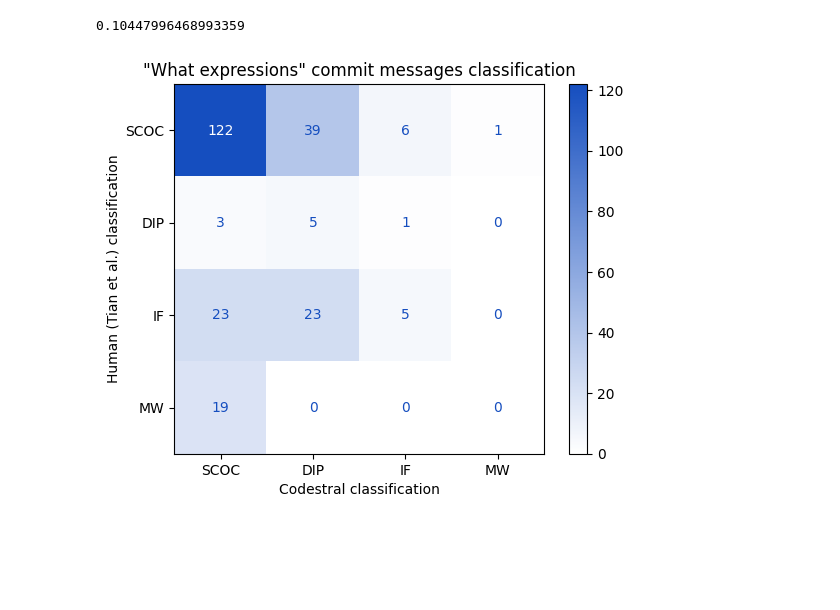
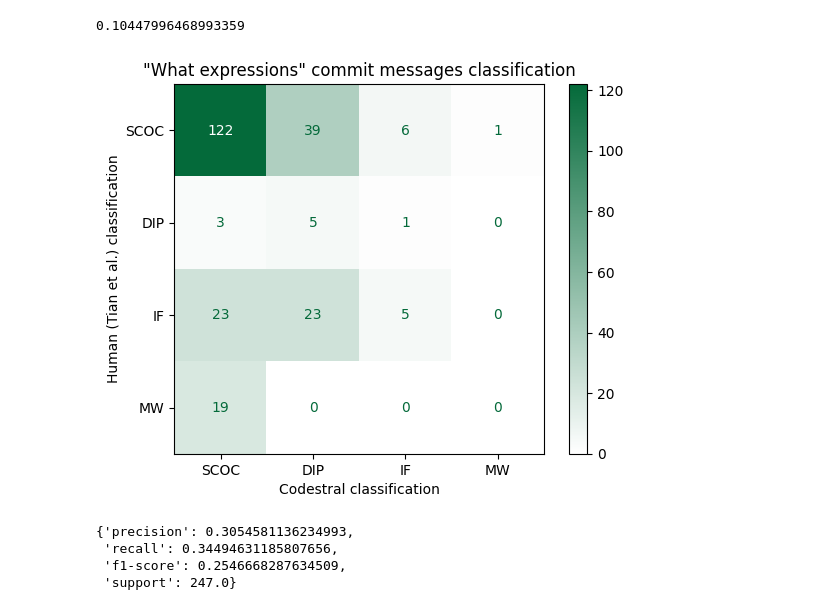
Before and after one commit to kevca87/should_llms_evaluate, a Jupyter notebook: results/what_expressions_classification.ipynb, the cells around one changed output. Drawn from its saved outputs; the diff is of its cells as text; code cells hidden in the pictures; blank space fills up the shorter version.

Commit message:
Add results of experiments (tables and figures)

```diff
--- a/results/what_expressions_classification.ipynb
+++ b/results/what_expressions_classification.ipynb
@@ -113,11 +116,21 @@ cohen_kappa_score(human_classification_why, codestral_predictions_why)
 cm = confusion_matrix(human_classification_why, codestral_predictions_why, labels=considered_values)
 # %%
 cm_display = ConfusionMatrixDisplay(confusion_matrix = cm, display_labels = ['SCOC', 'DIP', 'IF', 'MW'])
-cmap = matplotlib.colors.LinearSegmentedColormap.from_list("", ["white","#154EBF"])
+cmap = matplotlib.colors.LinearSegmentedColormap.from_list("", ["white","#046A3A"])
 cm_display.plot(cmap=cmap)
 plt.ylabel('Human (Tian et al.) classification')
 plt.xlabel('Codestral classification')
 plt.title('"What expressions" commit messages classification')
 plt.show()
 # %% [output]
-[figure, old version]
+[figure, new version]
+# %%
+class_rep_dict = classification_report(human_classification_why,codestral_predictions_why, output_dict=True)
+class_rep_dict['Average (weighted)'] = class_rep_dict.pop('weighted avg')
+class_rep_dict.pop('accuracy')
+class_rep_dict.pop('macro avg')
+# %% [output]
+{'precision': 0.3054581136234993,
+ 'recall': 0.34494631185807656,
+ 'f1-score': 0.2546668287634509,
+ 'support': 247.0}
```
Also changed, not shown: parts of 6 cells of this notebook, 8 other files.
